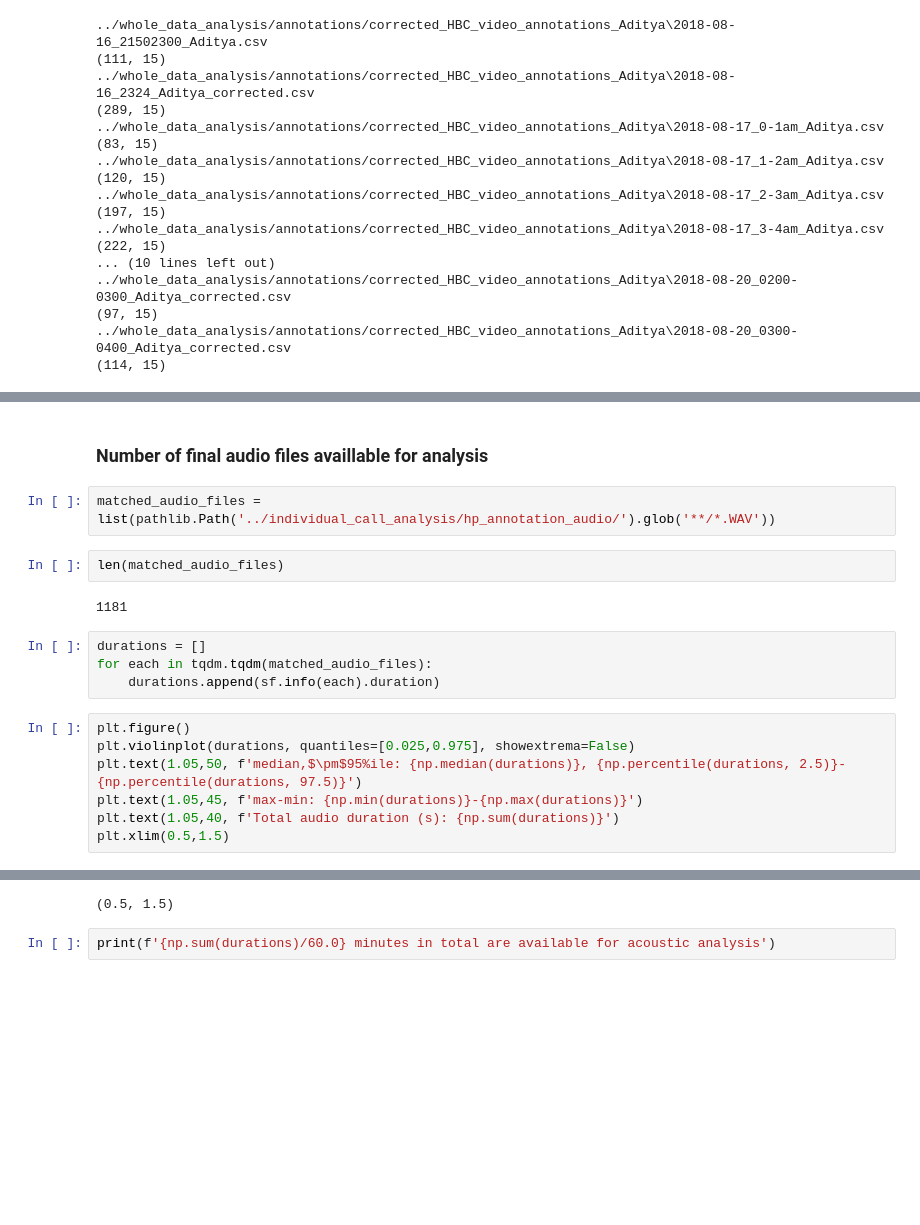
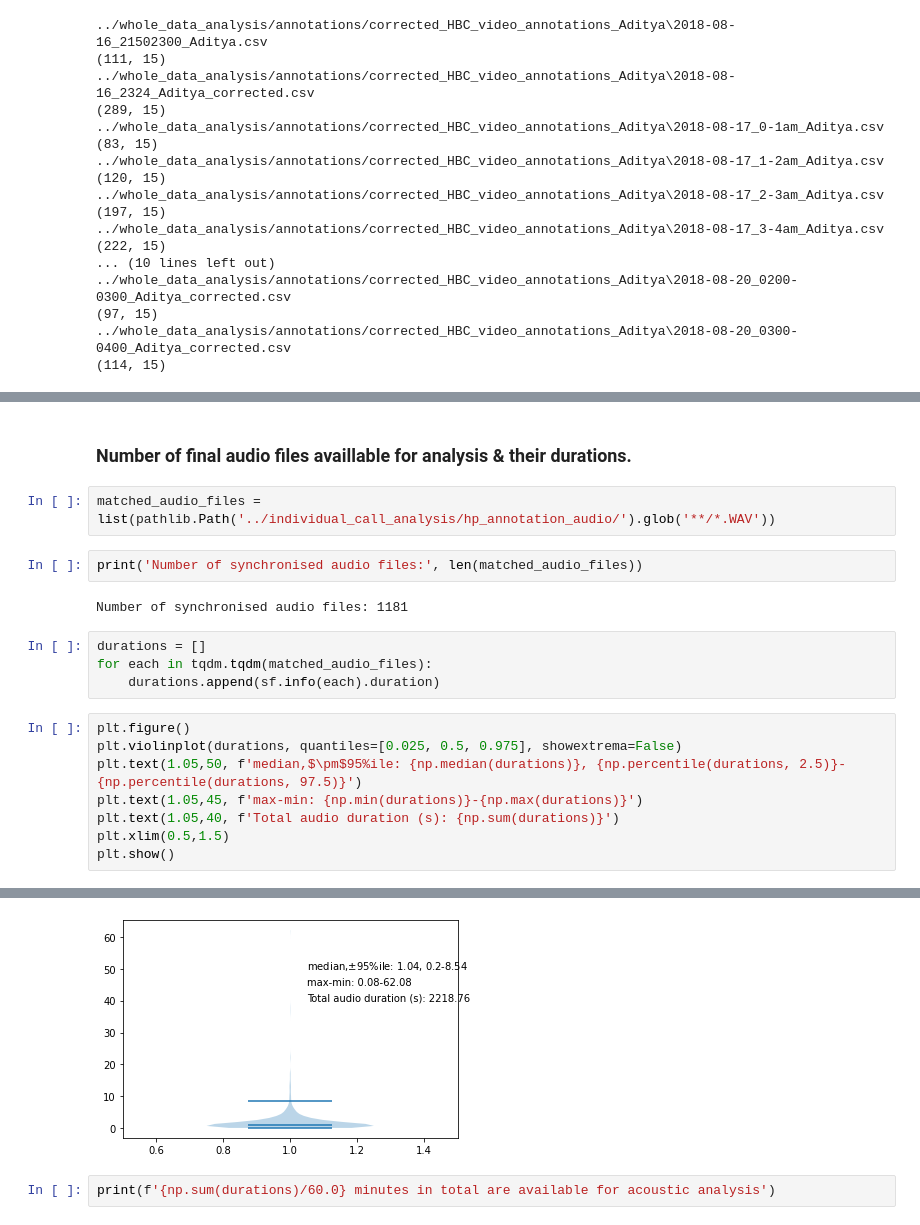
Before and after one commit to thejasvibr/mhbc-online, a Jupyter notebook: combined_analysis/generating_summary_data_and_plot_for_manuscript.ipynb, the cells around one changed output, grey strips where cells are left out. Drawn from its saved outputs; the diff is of its cells as text; blank space fills up the shorter version.

```diff
--- a/combined_analysis/generating_summary_data_and_plot_for_manuscript.ipynb
+++ b/combined_analysis/generating_summary_data_and_plot_for_manuscript.ipynb
@@ -129,20 +207,21 @@ print(annotations)
 # %% [markdown]
-### Number of final audio files availlable for analysis
+### Number of final audio files availlable for analysis & their durations.
 # %%
 matched_audio_files = list(pathlib.Path('../individual_call_analysis/hp_annotation_audio/').glob('**/*.WAV'))
-# %%
-len(matched_audio_files)
-# %% [output]
-1181
+# %%
+print('Number of synchronised audio files:', len(matched_audio_files))
+# %% [output]
+Number of synchronised audio files: 1181
 # %%
 durations = []
 for each in tqdm.tqdm(matched_audio_files):
     durations.append(sf.info(each).duration)
 # %%
 plt.figure()
-plt.violinplot(durations, quantiles=[0.025,0.975], showextrema=False)
+plt.violinplot(durations, quantiles=[0.025, 0.5, 0.975], showextrema=False)
 plt.text(1.05,50, f'median,$\pm$95%ile: {np.median(durations)}, {np.percentile(durations, 2.5)}-{np.percentile(durations, 97.5)}')
 plt.text(1.05,45, f'max-min: {np.min(durations)}-{np.max(durations)}')
 plt.text(1.05,40, f'Total audio duration (s): {np.sum(durations)}')
 plt.xlim(0.5,1.5)
+plt.show()
 # %% [output]
@@ -151,4 +228,4 @@ plt.xlim(0.5,1.5)
-(0.5, 1.5)
+[figure, added]
 # %%
 print(f'{np.sum(durations)/60.0} minutes in total are available for acoustic analysis')
 # %% [output]
```
Also changed, not shown: parts of 17 cells of this notebook, 2 other files.
